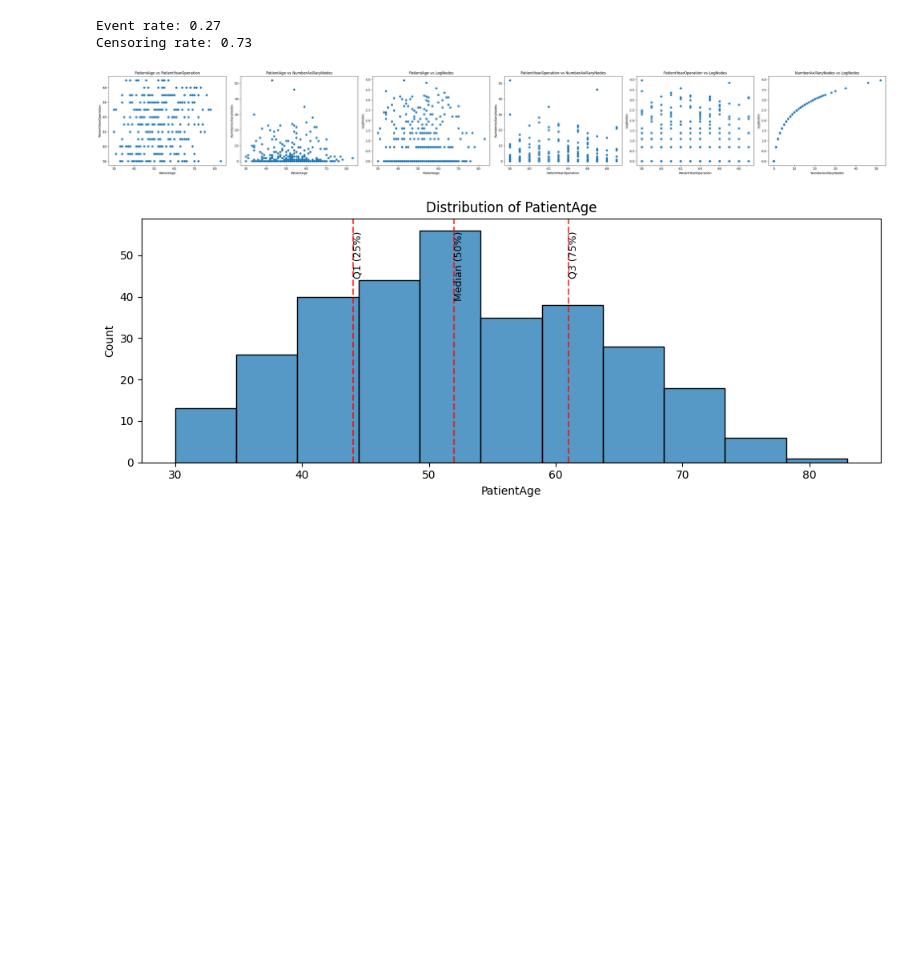
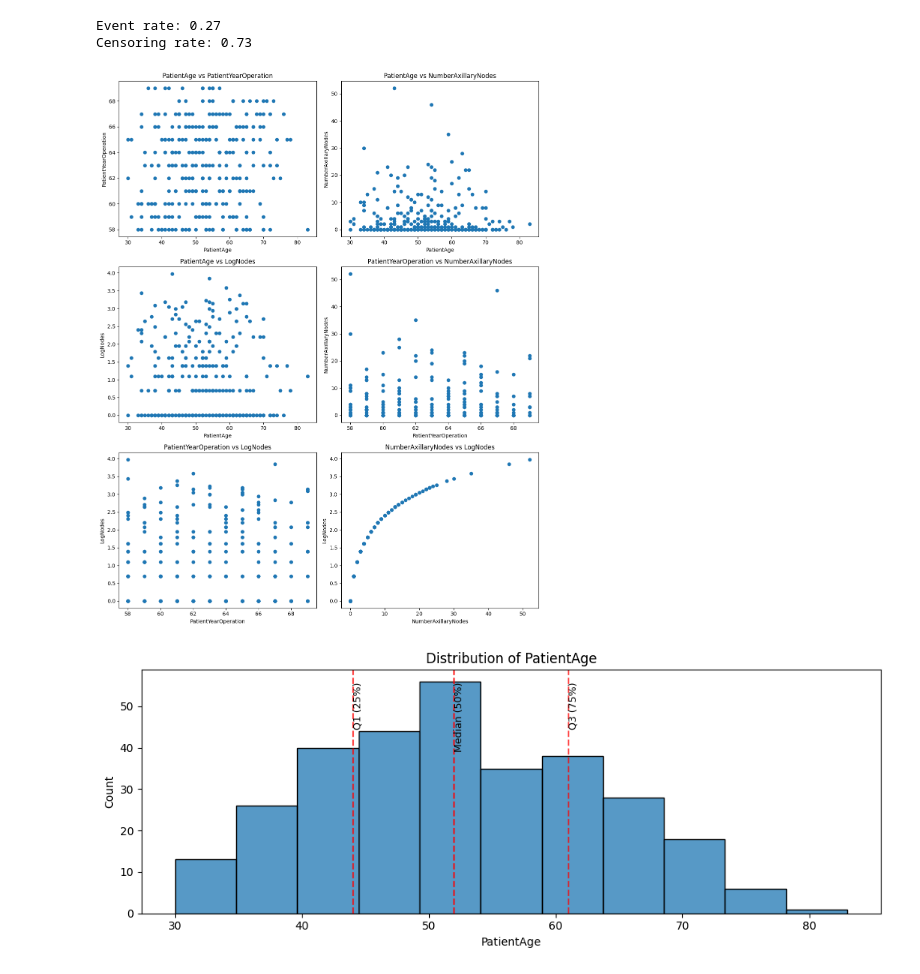
Before and after one commit to RashmikaD2001/CSC-461-8.0-Research-Project, a Jupyter notebook: coxph_model.ipynb, the cells around one changed output. Drawn from its saved outputs; the diff is of its cells as text; code cells hidden in the pictures; blank space fills up the shorter version.

```diff
--- a/coxph_model.ipynb
+++ b/coxph_model.ipynb
@@ -519,22 +524,30 @@ df_hm['LogNodes'] = np.log1p(df_hm['NumberAxillaryNodes'])
 # %%
 cols = ['PatientAge', 'PatientYearOperation', 'NumberAxillaryNodes', 'LogNodes']
 
 pairs = list(itertools.combinations(cols, 2))
 n = len(pairs)
 
-# Create one figure with subplots
-fig, axes = plt.subplots(1, n, figsize=(6*n, 5))
+# Two plots per row
+n_cols = 2
+n_rows = math.ceil(n / n_cols)
+
+fig, axes = plt.subplots(n_rows, n_cols, figsize=(6 * n_cols, 5 * n_rows))
+axes = axes.flatten()  # make indexing easy
 
 for ax, (x, y) in zip(axes, pairs):
     ax.scatter(df_hm[x], df_hm[y])
     ax.set_xlabel(x)
     ax.set_ylabel(y)
     ax.set_title(f"{x} vs {y}")
 
+# Hide any unused subplots
+for ax in axes[len(pairs):]:
+    ax.axis('off')
+
 plt.tight_layout()
 plt.show()
 # %% [output]
-[figure, old version]
+[figure, new version]
 # %%
 for col in cols:
     fig, ax = plt.subplots(1, 1, figsize=(10, 4))
```
Also changed, not shown: parts of 27 cells of this notebook, 4 other files.
